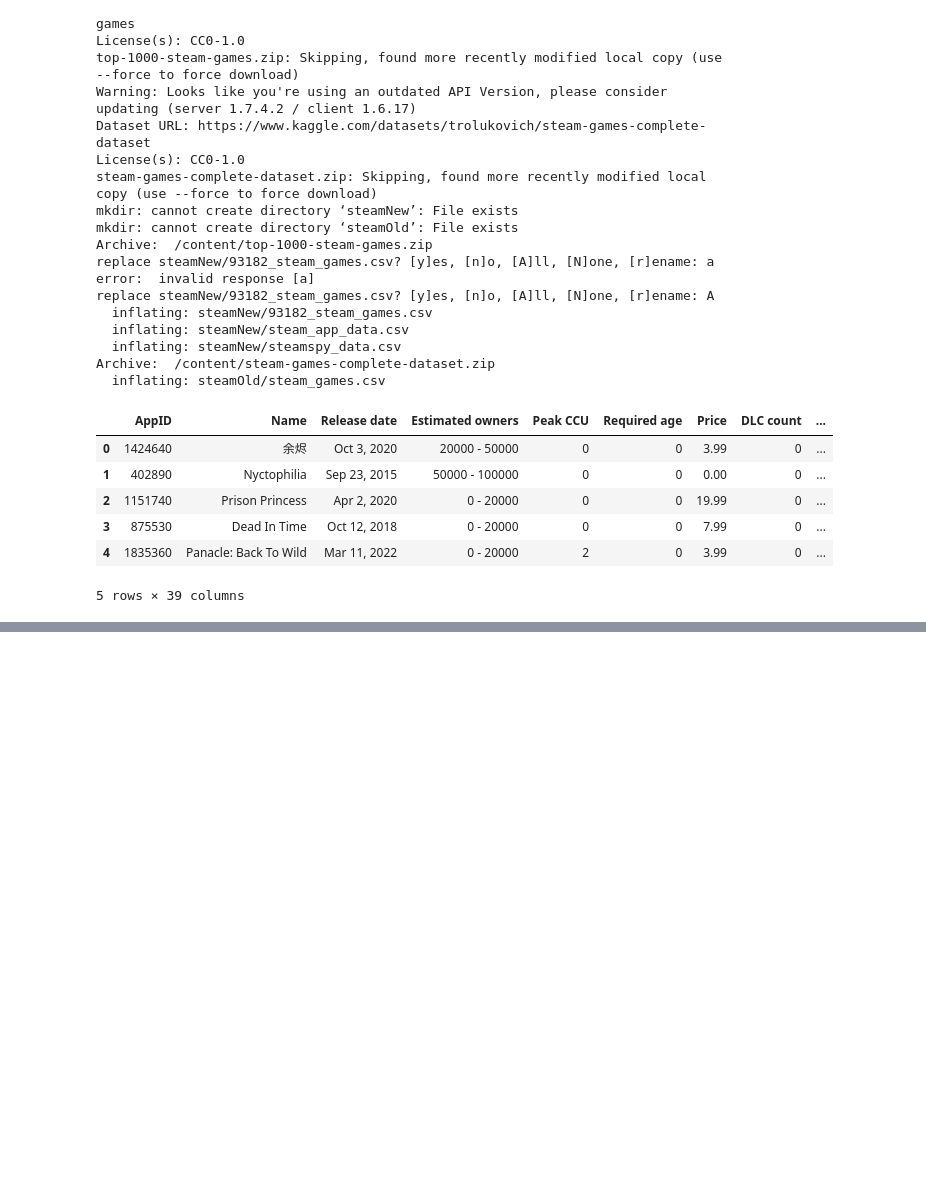
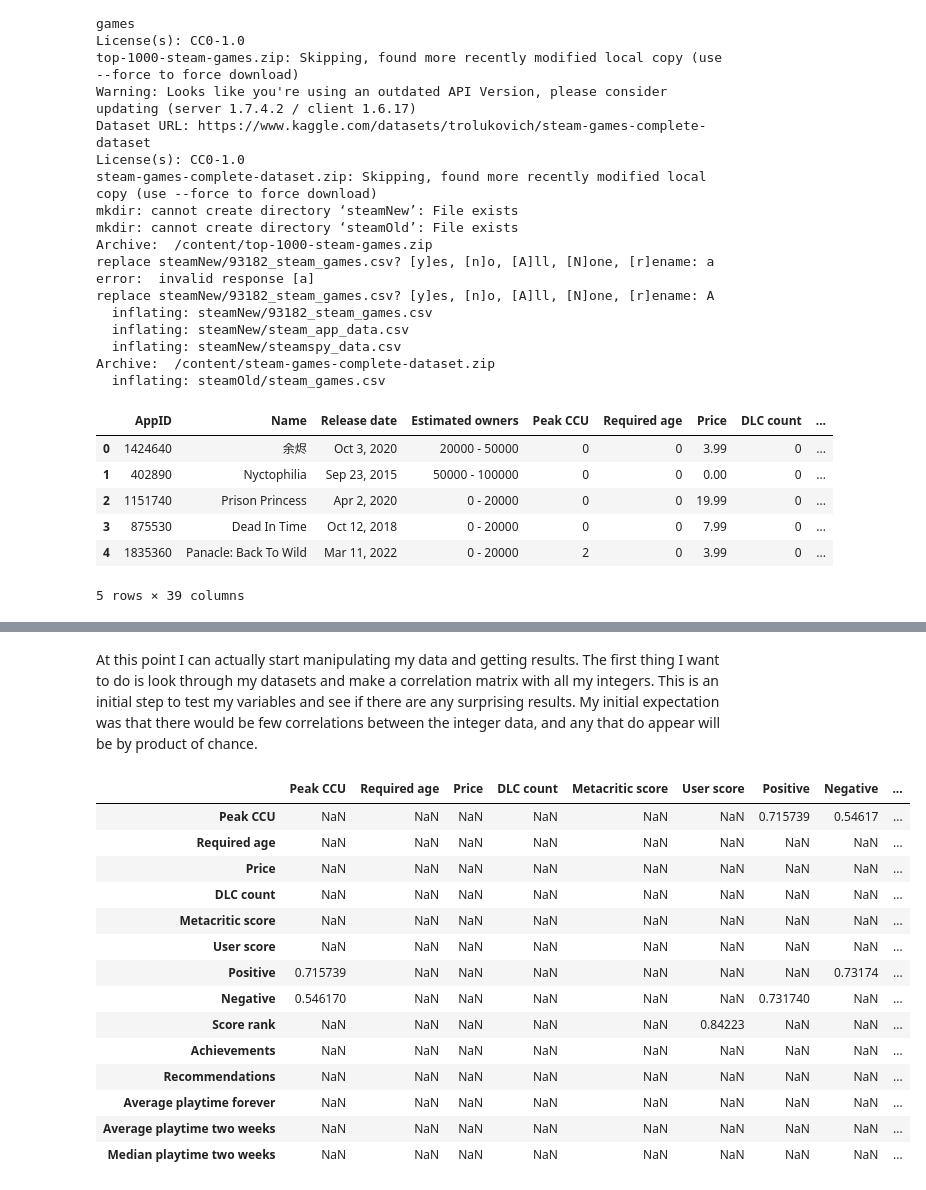
Before and after one commit to adamledet/itds-project-2025, a Jupyter notebook: Data_Science_Project.ipynb, the cells around one changed output, grey strips where cells are left out. Cells and saved outputs as stored; diff of their text form; code cells hidden in the pictures; blank space fills up the shorter version.

Commit message:
Started loading data
Added correlation matrix to first set of data. Started trying to play around with older dataset (but having some trouble because some values are in dollar objects).

```diff
--- a/Data_Science_Project.ipynb
+++ b/Data_Science_Project.ipynb
@@ -83,3 +93,27 @@ df_Old.head()
 | 2 | https://store.steampowered.com/ap... | app | BATTLETECH | Take command of your own mercenar... | Mixed,(166),- 54% of the 166 user... | Mostly Positive,(7,030),- 71% of ... | Apr 24, 2018 | Harebrained Schemes | ... |
 | 3 | https://store.steampowered.com/ap... | app | DayZ | The post-soviet country of Cherna... | Mixed,(932),- 57% of the 932 user... | Mixed,(167,115),- 61% of the 167,... | Dec 13, 2018 | Bohemia Interactive | ... |
 | 4 | https://store.steampowered.com/ap... | app | EVE Online | EVE Online is a community-driven ... | Mixed,(287),- 54% of the 287 user... | Mostly Positive,(11,481),- 74% of... | May 6, 2003 | CCP | ... |
+# %% [markdown]
+At this point I can actually start manipulating my data and getting results. The first thing I want to do is look through my datasets and make a correlation matrix with all my integers. This is an initial step to test my variables and see if there are any surprising results. My initial expectation was that there would be few correlations between the integer data, and any that do appear will be by product of chance.
+# %%
+# Get correlation matrix for integer values and return matrix only with values greater than the threshold (and excluding self, which would have a correlation of 1)
+# Threshold currently set at 0.4
+thresh = 0.4
+df_New_CorrMatrix = df_New[["Peak CCU", "Required age", "Price", "DLC count", "Metacritic score", "User score", "Positive", "Negative", "Score rank", "Achievements", "Recommendations", "Average playtime forever", "Average playtime two weeks", "Median playtime two weeks"]].corr()
+df_New_CorrMatrix[df_New_CorrMatrix[df_New_CorrMatrix>thresh] < 1]
+# %% [output]
+|  | Peak CCU | Required age | Price | DLC count | Metacritic score | User score | Positive | Negative | ... |
+| Peak CCU | NaN | NaN | NaN | NaN | NaN | NaN | 0.715739 | 0.54617 | ... |
+| Required age | NaN | NaN | NaN | NaN | NaN | NaN | NaN | NaN | ... |
+| Price | NaN | NaN | NaN | NaN | NaN | NaN | NaN | NaN | ... |
+| DLC count | NaN | NaN | NaN | NaN | NaN | NaN | NaN | NaN | ... |
+| Metacritic score | NaN | NaN | NaN | NaN | NaN | NaN | NaN | NaN | ... |
+| User score | NaN | NaN | NaN | NaN | NaN | NaN | NaN | NaN | ... |
+| Positive | 0.715739 | NaN | NaN | NaN | NaN | NaN | NaN | 0.73174 | ... |
+| Negative | 0.546170 | NaN | NaN | NaN | NaN | NaN | 0.731740 | NaN | ... |
+| Score rank | NaN | NaN | NaN | NaN | NaN | 0.84223 | NaN | NaN | ... |
+| Achievements | NaN | NaN | NaN | NaN | NaN | NaN | NaN | NaN | ... |
+| Recommendations | NaN | NaN | NaN | NaN | NaN | NaN | NaN | NaN | ... |
+| Average playtime forever | NaN | NaN | NaN | NaN | NaN | NaN | NaN | NaN | ... |
+| Average playtime two weeks | NaN | NaN | NaN | NaN | NaN | NaN | NaN | NaN | ... |
+| Median playtime two weeks | NaN | NaN | NaN | NaN | NaN | NaN | NaN | NaN | ... |
```
Also changed, not shown: parts of 6 cells of this notebook, 1 other file.
